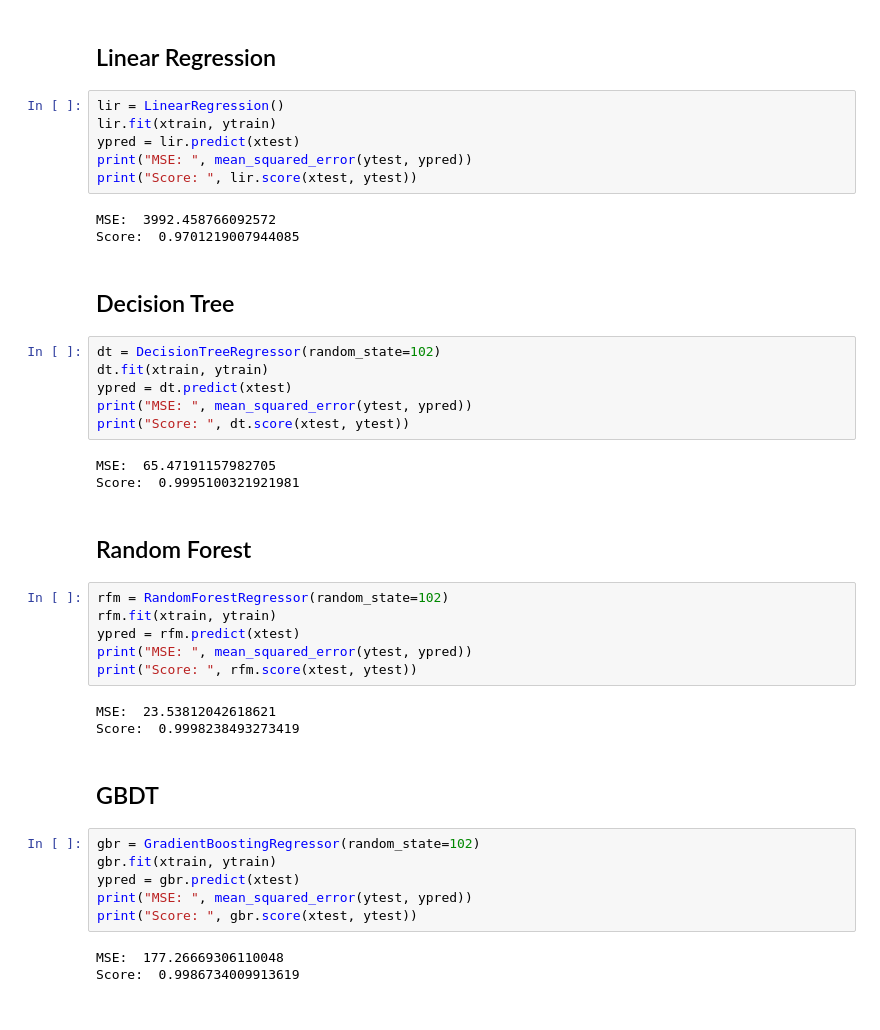
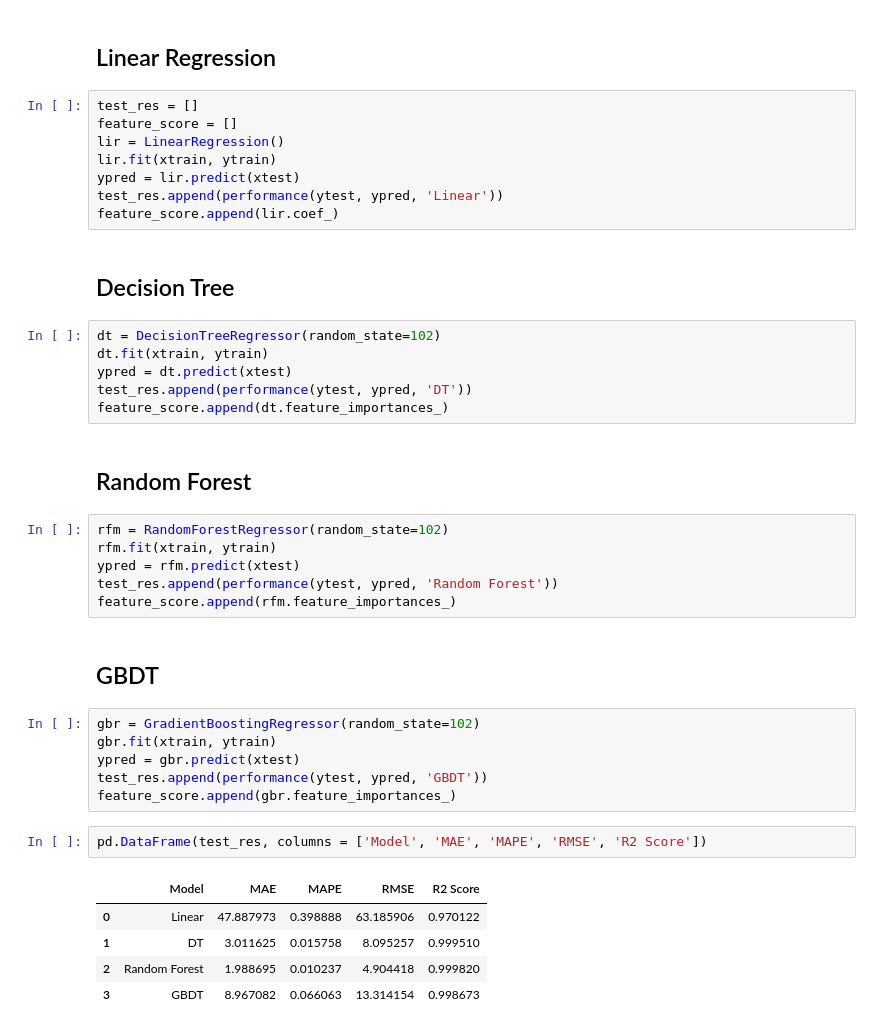
Before and after one commit to muthuganeshece/MLProjects, a Jupyter notebook: LIDAR/Notebook/ModelDevelopment.ipynb, the cells around one changed output. Saved outputs shown, nothing was run; the diff lists cells and outputs as text.

Commit message:
Feature Importance score added

```diff
--- a/LIDAR/Notebook/ModelDevelopment.ipynb
+++ b/LIDAR/Notebook/ModelDevelopment.ipynb
@@ -125,44 +134,42 @@ xtest_scaled = scaler.transform(xtest)
 # %% [markdown]
 ## Linear Regression
 # %%
+test_res = []
+feature_score = []
 lir = LinearRegression()
 lir.fit(xtrain, ytrain)
 ypred = lir.predict(xtest)
-print("MSE: ", mean_squared_error(ytest, ypred))
-print("Score: ", lir.score(xtest, ytest))
+test_res.append(performance(ytest, ypred, 'Linear'))
+feature_score.append(lir.coef_)
-# %% [output]
-MSE:  3992.458766092572
-Score:  0.9701219007944085
 # %% [markdown]
 ## Decision Tree
 # %%
 dt = DecisionTreeRegressor(random_state=102)
 dt.fit(xtrain, ytrain)
 ypred = dt.predict(xtest)
-print("MSE: ", mean_squared_error(ytest, ypred))
-print("Score: ", dt.score(xtest, ytest))
+test_res.append(performance(ytest, ypred, 'DT'))
+feature_score.append(dt.feature_importances_)
-# %% [output]
-MSE:  65.47191157982705
-Score:  0.9995100321921981
 # %% [markdown]
 ## Random Forest
 # %%
 rfm = RandomForestRegressor(random_state=102)
 rfm.fit(xtrain, ytrain)
 ypred = rfm.predict(xtest)
-print("MSE: ", mean_squared_error(ytest, ypred))
-print("Score: ", rfm.score(xtest, ytest))
+test_res.append(performance(ytest, ypred, 'Random Forest'))
+feature_score.append(rfm.feature_importances_)
-# %% [output]
-MSE:  23.53812042618621
-Score:  0.9998238493273419
 # %% [markdown]
 ## GBDT
 # %%
 gbr = GradientBoostingRegressor(random_state=102)
 gbr.fit(xtrain, ytrain)
 ypred = gbr.predict(xtest)
-print("MSE: ", mean_squared_error(ytest, ypred))
-print("Score: ", gbr.score(xtest, ytest))
+test_res.append(performance(ytest, ypred, 'GBDT'))
+feature_score.append(gbr.feature_importances_)
-# %% [output]
-MSE:  177.26669306110048
-Score:  0.9986734009913619
+# %%
+pd.DataFrame(test_res, columns = ['Model', 'MAE', 'MAPE', 'RMSE', 'R2 Score'])
+# %% [output]
+|  | Model | MAE | MAPE | RMSE | R2 Score |
+| 0 | Linear | 47.887973 | 0.398888 | 63.185906 | 0.970122 |
+| 1 | DT | 3.011625 | 0.015758 | 8.095257 | 0.999510 |
+| 2 | Random Forest | 1.988695 | 0.010237 | 4.904418 | 0.999820 |
+| 3 | GBDT | 8.967082 | 0.066063 | 13.314154 | 0.998673 |
```
Also changed, not shown: parts of 8 cells of this notebook.
